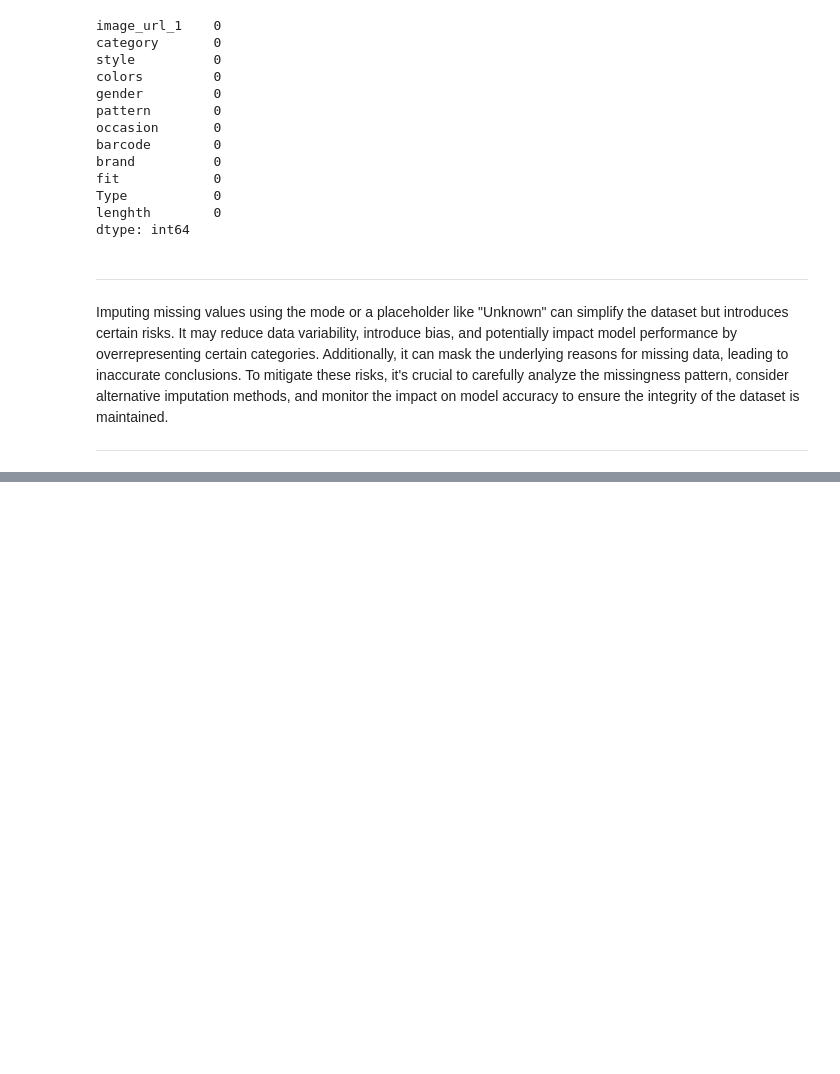
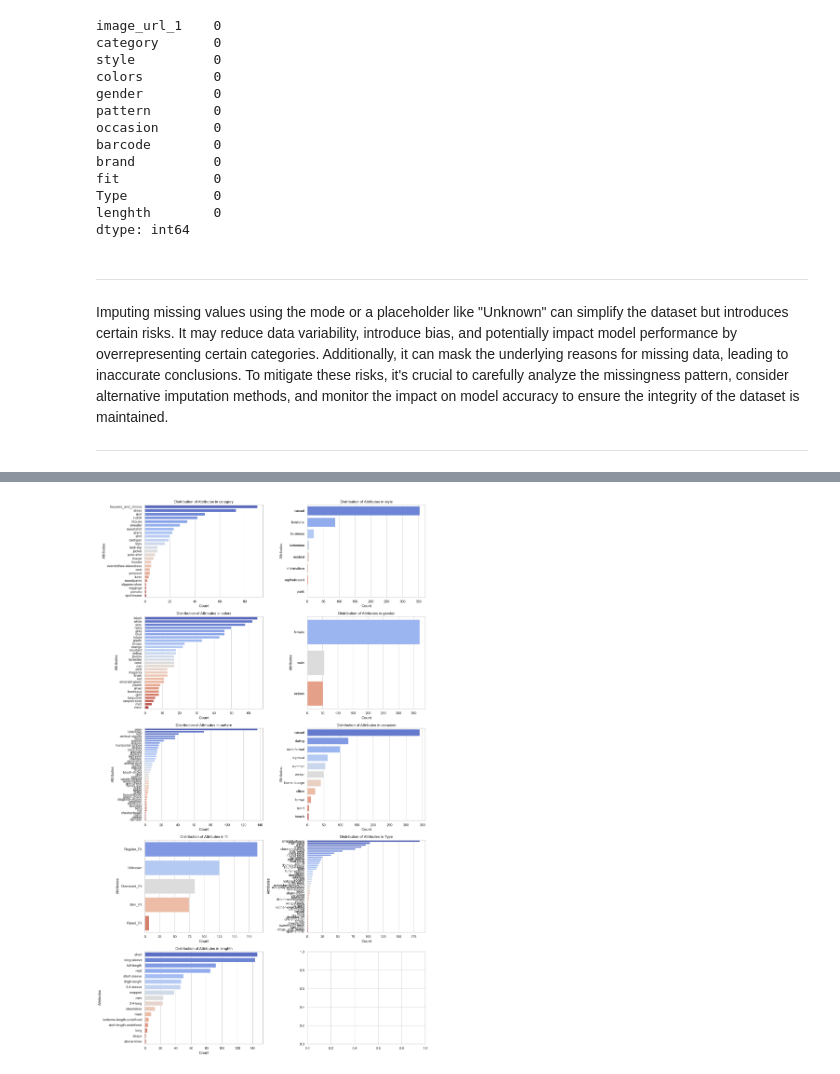
Before and after one commit to sif-eddine-boughris/contourlab_assignment, a Jupyter notebook: Solution/Data_preprocessing(EDA).ipynb, the cells around one changed output, grey strips where cells are left out. Cells and saved outputs as stored; diff of their text form; code cells hidden in the pictures; blank space fills up the shorter version.

Commit message:
final data preparation

```diff
--- a/Solution/Data_preprocessing(EDA).ipynb
+++ b/Solution/Data_preprocessing(EDA).ipynb
@@ -541,0 +599,46 @@ dtype: int64
+# %%
+def plot_multivalued_columns(df, column_names, separator=";"):
+    """
+    Function to plot the distribution of multiple columns containing multiple attributes per row.
+
+    Parameters:
+    df (DataFrame): The dataset.
+    column_names (list): List of column names to visualize.
+    separator (str): The separator used to split multiple attributes (default is ";").
+    """
+    num_columns = len(column_names)
+    if num_columns == 0:
+        print("No valid columns provided.")
+        return
+
+    fig, axes = plt.subplots(nrows=(num_columns + 1) // 2, ncols=2, figsize=(15, 5 * ((num_columns + 1) // 2)))
+    axes = axes.flatten() if num_columns > 1 else [axes]
+
+    for i, column_name in enumerate(column_names):
+        if column_name not in df.columns:
+            print(f"Column '{column_name}' not found in the dataset.")
+            continue
+
+        # Process the column
+        df_expanded = (
+            df[column_name].dropna().astype(str)
+            .str.split(separator)
+            .explode()
+            .str.strip()
+        )
+
+        attribute_counts = df_expanded.value_counts()
+
+        # Plot the distribution
+        sns.barplot(y=attribute_counts.index, x=attribute_counts.values, palette="coolwarm", ax=axes[i])
+        axes[i].set_title(f"Distribution of Attributes in {column_name}")
+        axes[i].set_xlabel("Count")
+        axes[i].set_ylabel("Attributes")
+
+    plt.tight_layout()
+    plt.show()
+# %%
+selected_columns = [col for col in df_Imputation.columns if col not in ['brand', 'image_url_1', 'barcode']]
+plot_multivalued_columns(df_Imputation,selected_columns)
+# %% [output]
+[figure, added]
```
Also changed, not shown: parts of 12 cells of this notebook, 5 other files.
